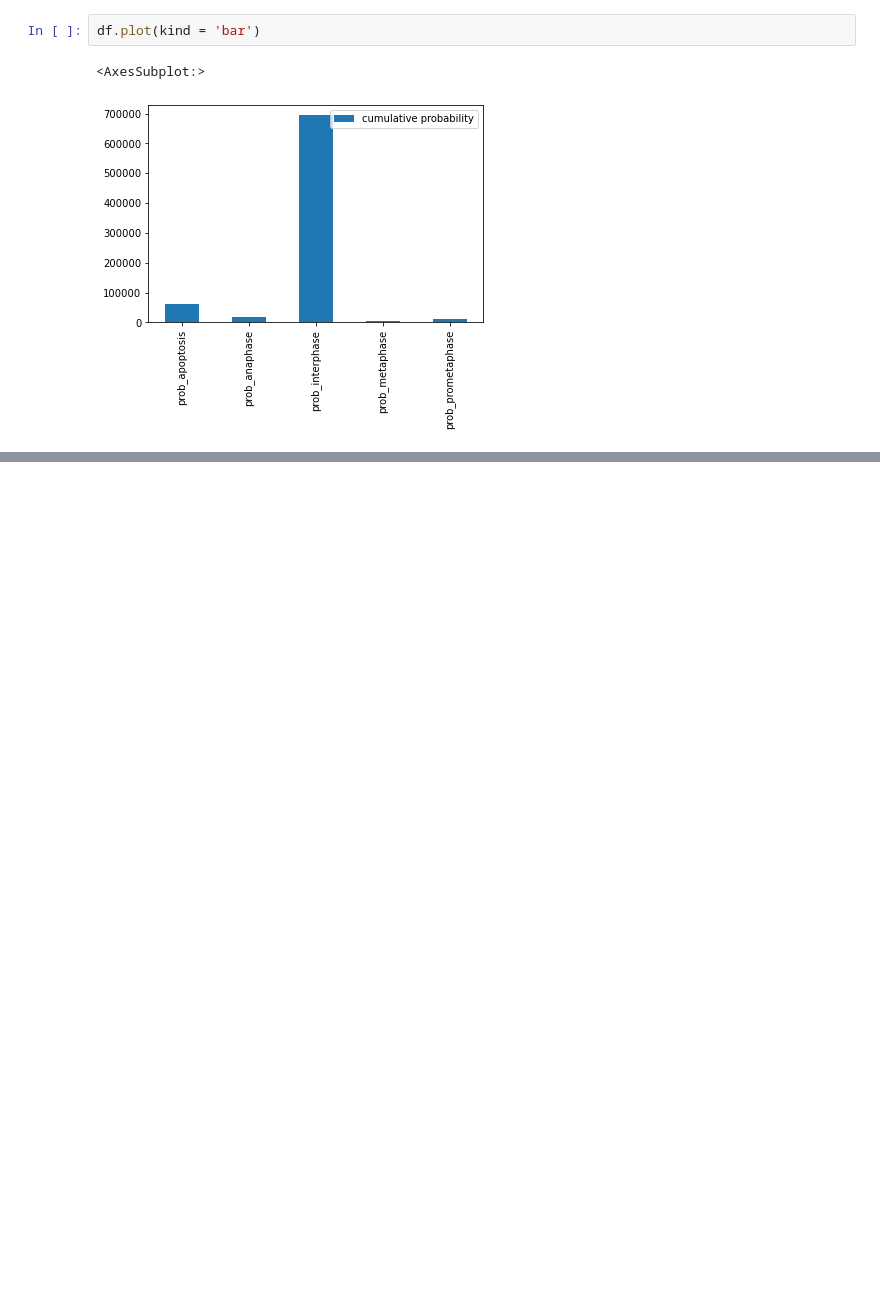
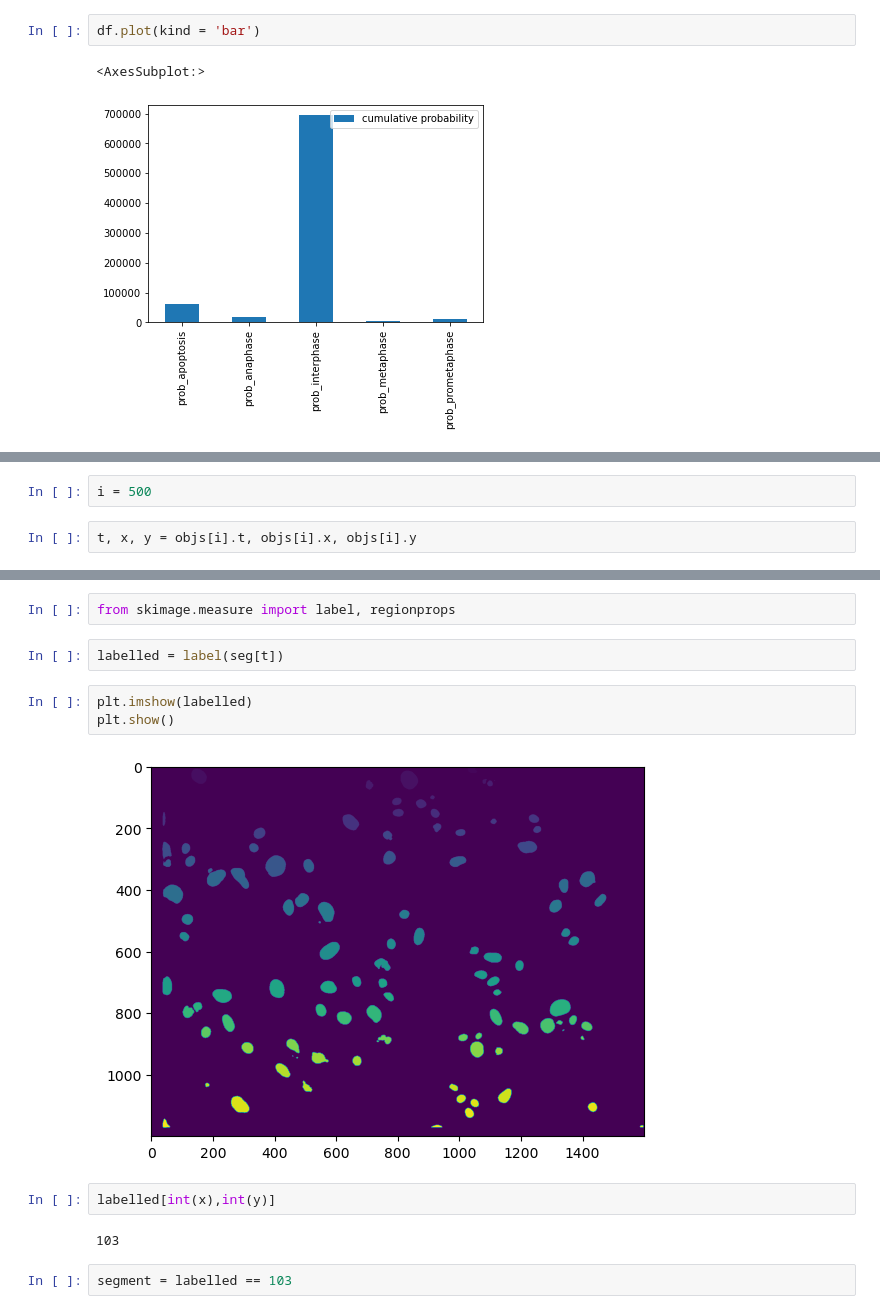
Before and after one commit to nthndy/cell-comp-analysis, a Jupyter notebook: cell_counts/Rashenanigans.ipynb, the cells around one changed output, grey strips where cells are left out. Drawn from its saved outputs; the diff is of its cells as text; blank space fills up the shorter version.

```diff
--- a/cell_counts/Rashenanigans.ipynb
+++ b/cell_counts/Rashenanigans.ipynb
@@ -1646,0 +1817,4 @@ df.plot(kind = 'bar')
+# %%
+i = 500
+# %%
+t, x, y = objs[i].t, objs[i].x, objs[i].y
@@ -1646,0 +1829,15 @@ df.plot(kind = 'bar')
+# %%
+from skimage.measure import label, regionprops
+# %%
+labelled = label(seg[t])
+# %%
+plt.imshow(labelled)
+plt.show()
+# %% [output]
+[figure, added]
+# %%
+labelled[int(x),int(y)]
+# %% [output]
+103
+# %%
+segment = labelled == 103
```
Also changed, not shown: parts of 53 cells of this notebook.
